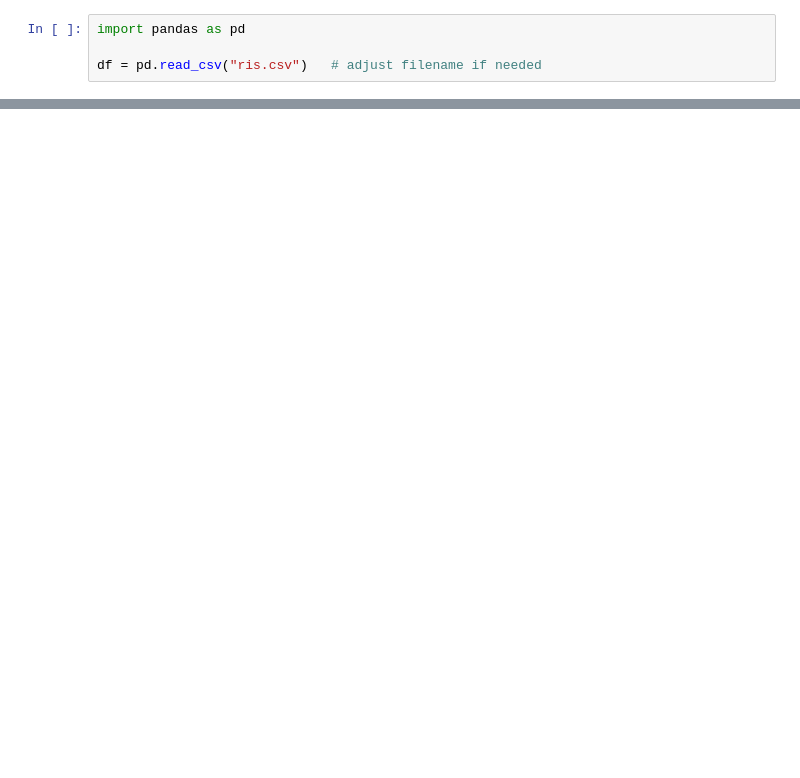
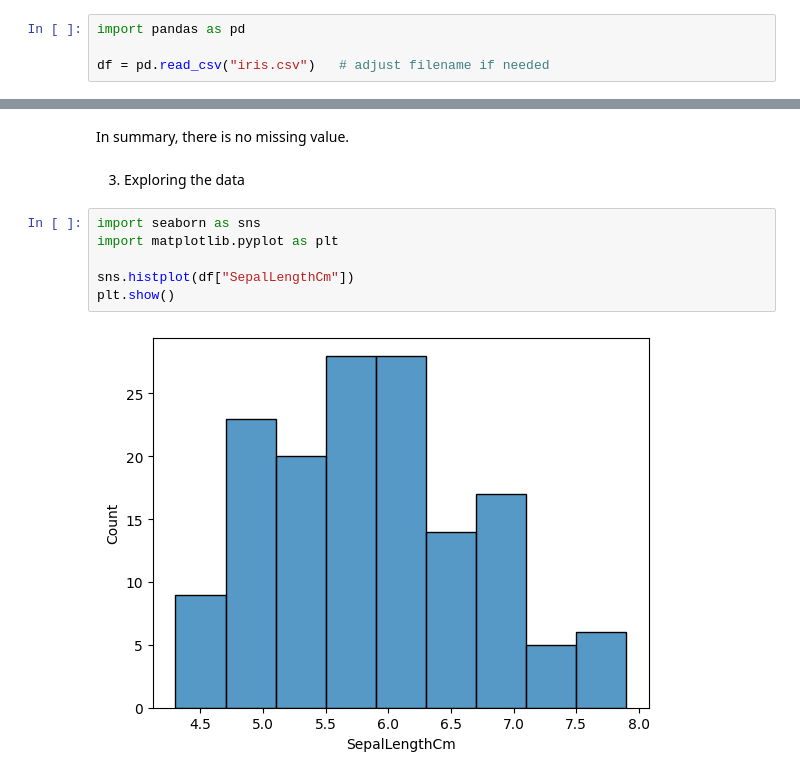
Before and after one commit to mesege1/iris_species, a Jupyter notebook: iris_prediction.ipynb, the cells around one changed output, grey strips where cells are left out. Drawn from its saved outputs; the diff is of its cells as text; blank space fills up the shorter version.

```diff
--- a/iris_prediction.ipynb
+++ b/iris_prediction.ipynb
@@ -1,4 +4,4 @@
 # %%
 import pandas as pd
 
-df = pd.read_csv("ris.csv")   # adjust filename if needed
+df = pd.read_csv("iris.csv")   # adjust filename if needed
@@ -6,0 +54,12 @@ FileNotFoundError: [Errno 2] No such file or directory: 'iris.csv'
+# %% [markdown]
+In summary, there is no missing value.
+# %% [markdown]
+3. Exploring the data
+# %%
+import seaborn as sns
+import matplotlib.pyplot as plt
+
+sns.histplot(df["SepalLengthCm"])
+plt.show()
+# %% [output]
+[figure, added]
```
Also changed, not shown: parts of 29 cells of this notebook.
